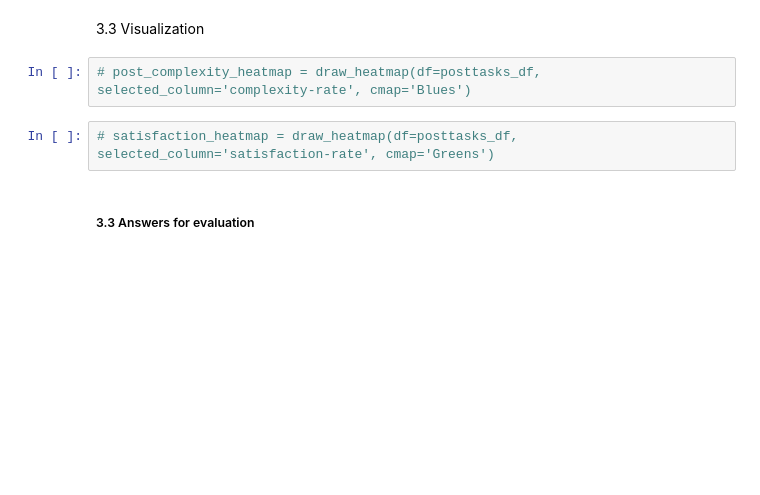
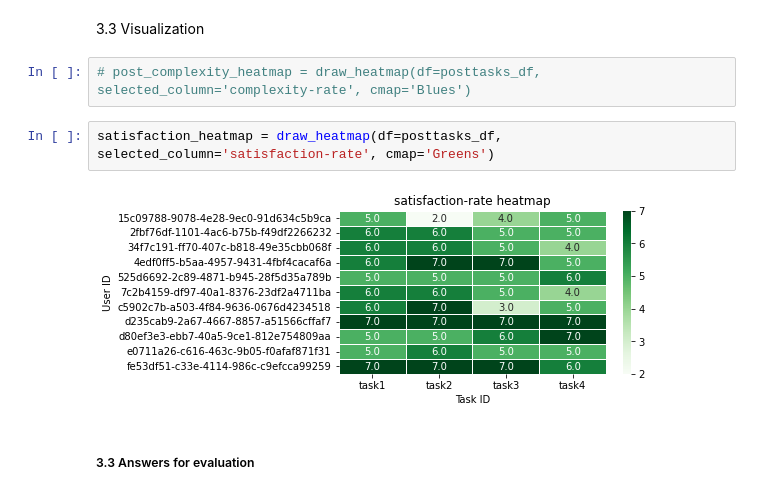
Before and after one commit to nguyetha79/FIRSURVEY-Data-Analysis, a Jupyter notebook: results.ipynb, the cells around one changed output. Saved outputs shown, nothing was run; the diff lists cells and outputs as text; blank space fills up the shorter version.

```diff
--- a/results.ipynb
+++ b/results.ipynb
@@ -285,7 +272,9 @@ satisfaction_alpha
 # %%
 # post_complexity_heatmap = draw_heatmap(df=posttasks_df, selected_column='complexity-rate', cmap='Blues')
 # %%
-# satisfaction_heatmap = draw_heatmap(df=posttasks_df, selected_column='satisfaction-rate', cmap='Greens')
+satisfaction_heatmap = draw_heatmap(df=posttasks_df, selected_column='satisfaction-rate', cmap='Greens')
+# %% [output]
+[figure, added]
 # %% [markdown]
 ##### 3.3 Answers for evaluation
 # %%
```
Also changed, not shown: parts of 37 cells of this notebook, 10 other files.
